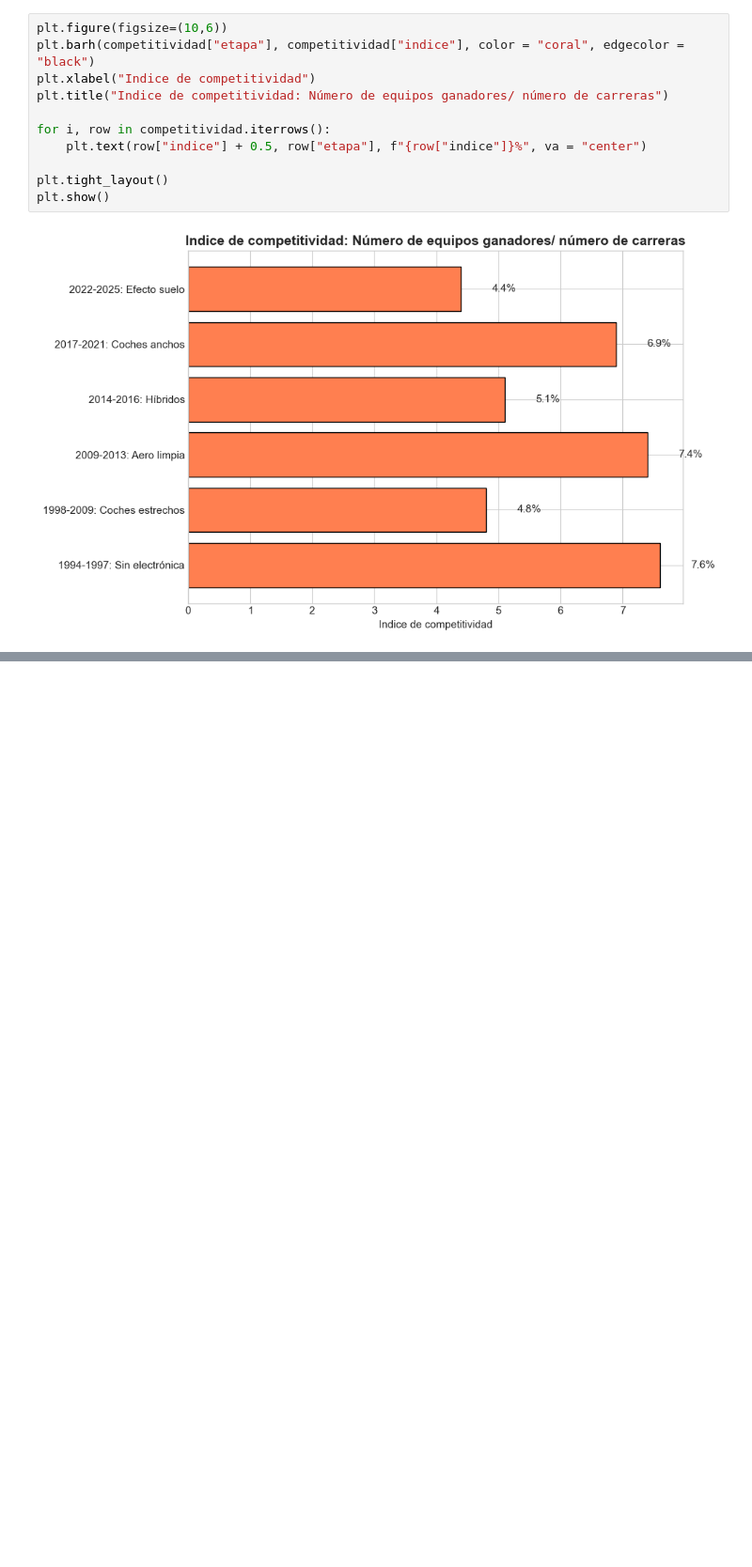
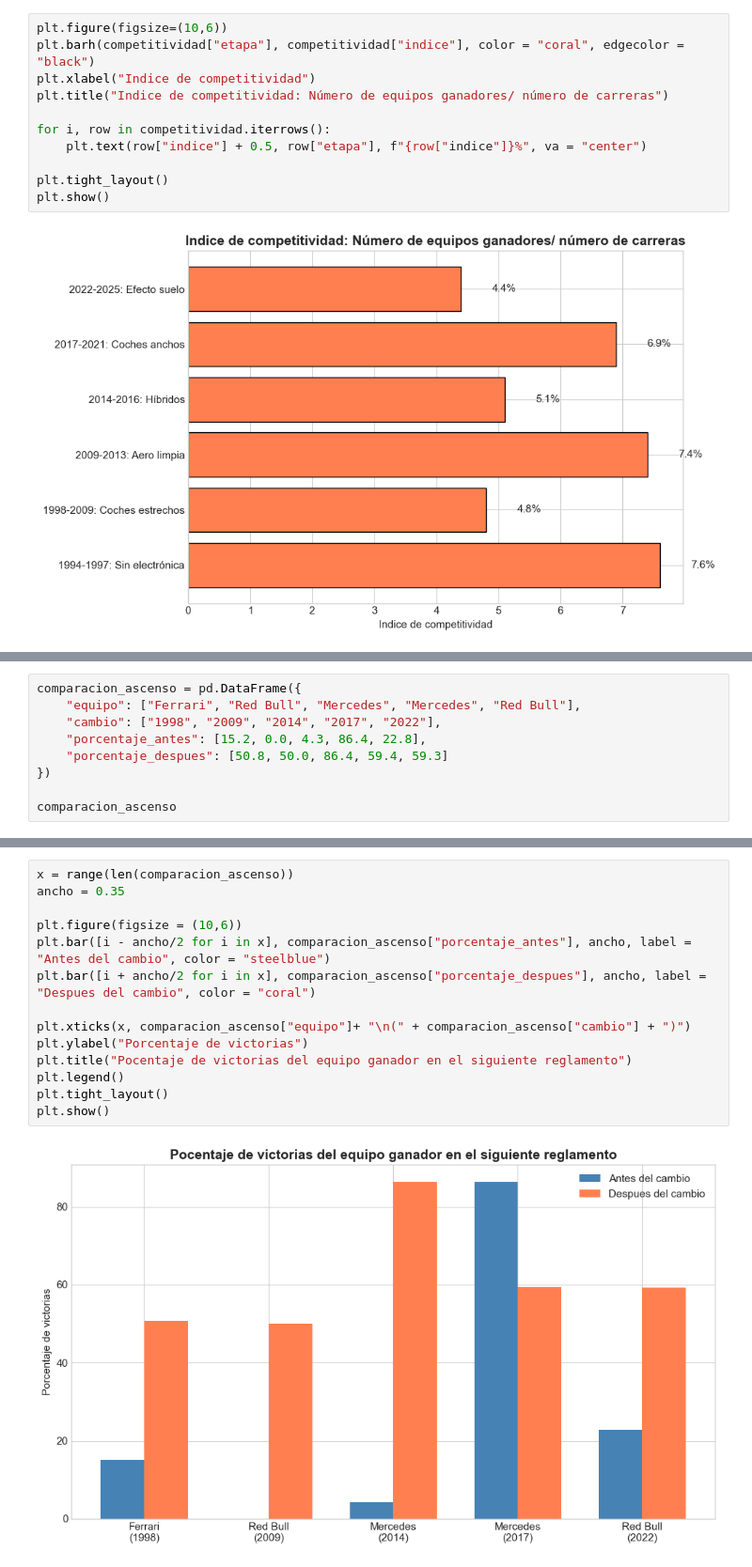
Before and after one commit to alejandrogrima/f1-database-project, a Jupyter notebook: notebooks/04_EDA_F1.ipynb, the cells around one changed output, grey strips where cells are left out. Shown at 94% size. Saved outputs shown, nothing was run; the diff lists cells and outputs as text; blank space fills up the shorter version.

```diff
--- a/notebooks/04_EDA_F1.ipynb
+++ b/notebooks/04_EDA_F1.ipynb
@@ -486,0 +531,9 @@ plt.show()
+# %%
+comparacion_ascenso = pd.DataFrame({
+    "equipo": ["Ferrari", "Red Bull", "Mercedes", "Mercedes", "Red Bull"],
+    "cambio": ["1998", "2009", "2014", "2017", "2022"],
+    "porcentaje_antes": [15.2, 0.0, 4.3, 86.4, 22.8],
+    "porcentaje_despues": [50.8, 50.0, 86.4, 59.4, 59.3]
+})
+
+comparacion_ascenso
@@ -486,0 +547,16 @@ plt.show()
+# %%
+x = range(len(comparacion_ascenso))
+ancho = 0.35
+
+plt.figure(figsize = (10,6))
+plt.bar([i - ancho/2 for i in x], comparacion_ascenso["porcentaje_antes"], ancho, label = "Antes del cambio", color = "steelblue")
+plt.bar([i + ancho/2 for i in x], comparacion_ascenso["porcentaje_despues"], ancho, label = "Despues del cambio", color = "coral")
+
+plt.xticks(x, comparacion_ascenso["equipo"]+ "\n(" + comparacion_ascenso["cambio"] + ")")
+plt.ylabel("Porcentaje de victorias")
+plt.title("Pocentaje de victorias del equipo ganador en el siguiente reglamento")
+plt.legend()
+plt.tight_layout()
+plt.show()
+# %% [output]
+[figure, added]
```
Also changed, not shown: parts of 21 cells of this notebook.
